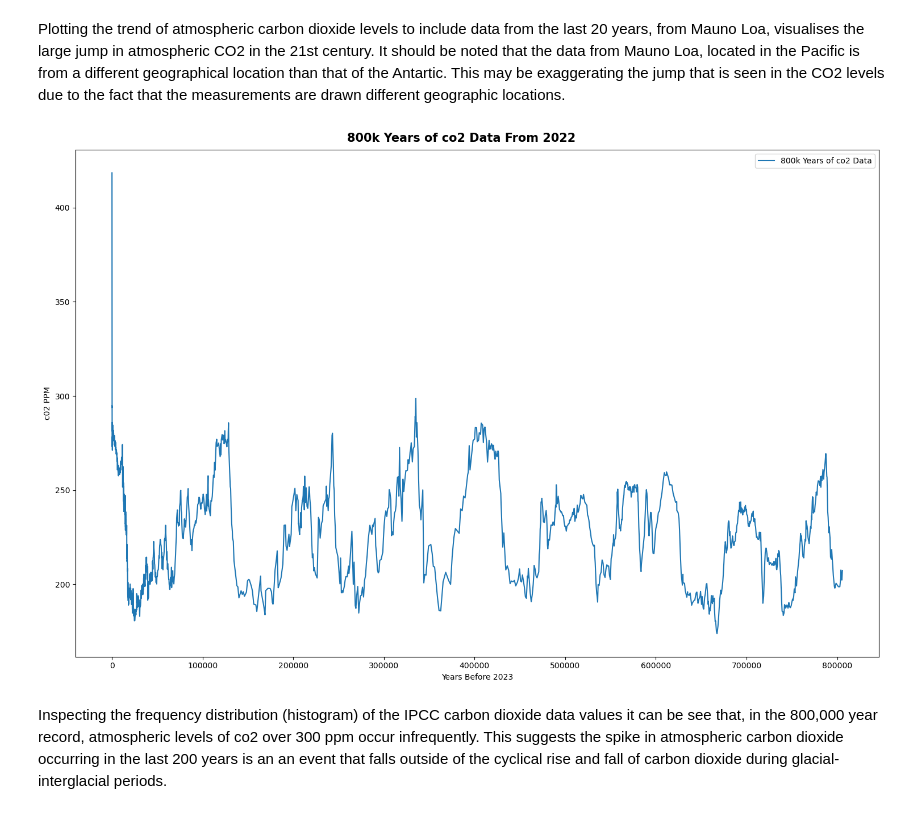
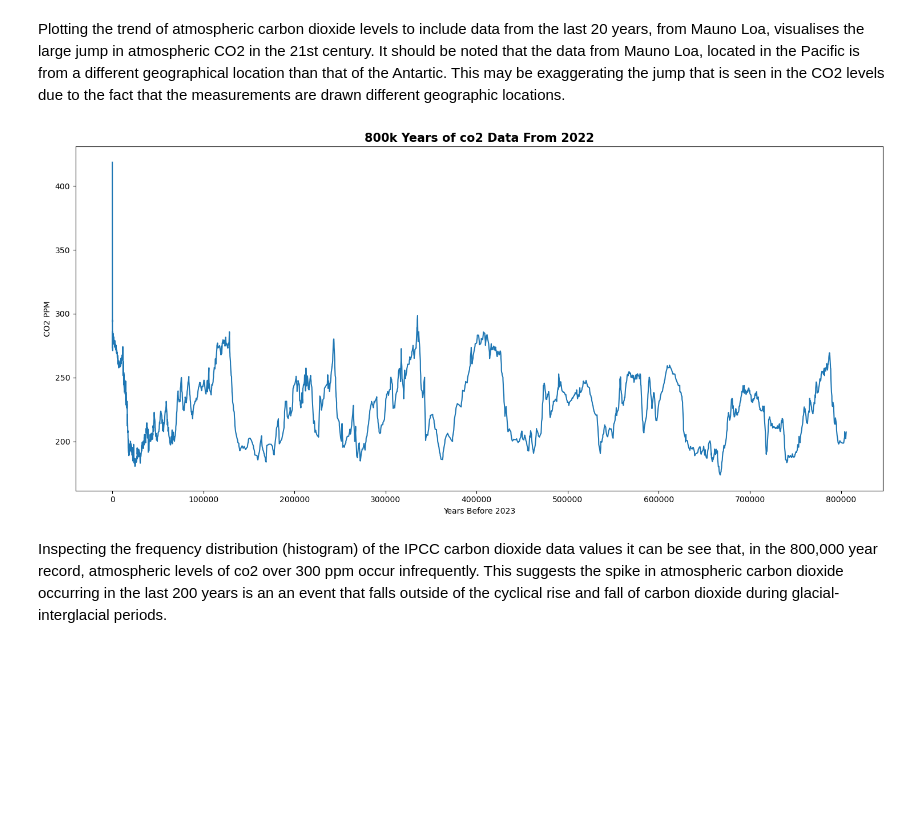
Before and after one commit to humphs078/Owner-avatar-programming_for_data_analysis_assignment_2, a Jupyter notebook: rough_work/submission.ipynb, the cells around one changed output. Cells and saved outputs as stored; diff of their text form; code cells hidden in the pictures; blank space fills up the shorter version.

```diff
--- a/rough_work/submission.ipynb
+++ b/rough_work/submission.ipynb
@@ -1535,17 +1621,18 @@ plt.show()
 # %% [markdown]
 Plotting the trend of atmospheric carbon dioxide levels to include data from the last 20 years, from Mauno Loa, visualises the large jump in atmospheric CO2 in the 21st century. It should be noted that the data from Mauno Loa, located in the Pacific is from a different geographical location than that of the Antartic. This may be exaggerating the jump that is seen in the CO2 levels due to the fact that the measurements are drawn different geographic locations.
 # %%
-fig, ax = plt.subplots(figsize=(15, 10))
+# create an empty plot
+fig, ax = plt.subplots(figsize=(15, 7))
 
-ax.plot(full_co2_data['years_before_2023'], full_co2_data['co2_ppmv'], label = '800k Years of co2 Data')
+# plot the results
+ax.plot('years_before_2023', 'co2_ppmv', data=fused_data)
 ax.set_xlabel('Years Before 2023')
-ax.set_ylabel('c02 PPM')
-ax.legend()
-plt.suptitle('800k Years of co2 Data From 2022', weight = 'bold', size = 15)
+ax.set_ylabel('CO2 PPM')
+ax.set_title('800k Years of co2 Data From 2022', weight = 'bold', size = 15)
 plt.tight_layout()
 plt.show()
 # %% [output]
-[figure, old version]
+[figure, new version]
 # %% [markdown]
 Inspecting the frequency distribution (histogram) of the IPCC carbon dioxide data values it can be see that, in the 800,000 year record, atmospheric levels of co2 over 300 ppm occur infrequently. This suggests the spike in atmospheric carbon dioxide occurring in the last 200 years is an an event that falls outside of the cyclical rise and fall of carbon dioxide during glacial-interglacial periods.
 # %%
```
Also changed, not shown: parts of 43 cells of this notebook, 2 other files.
